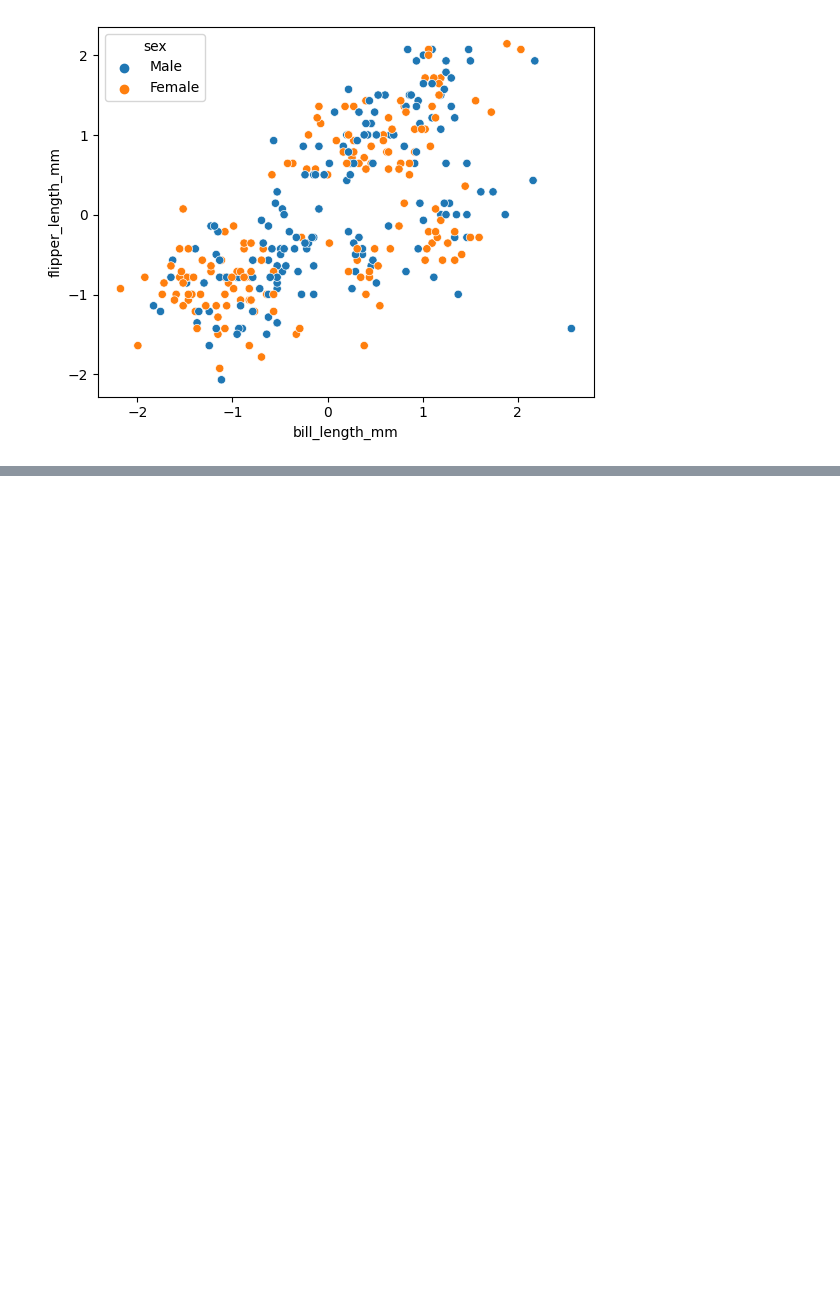
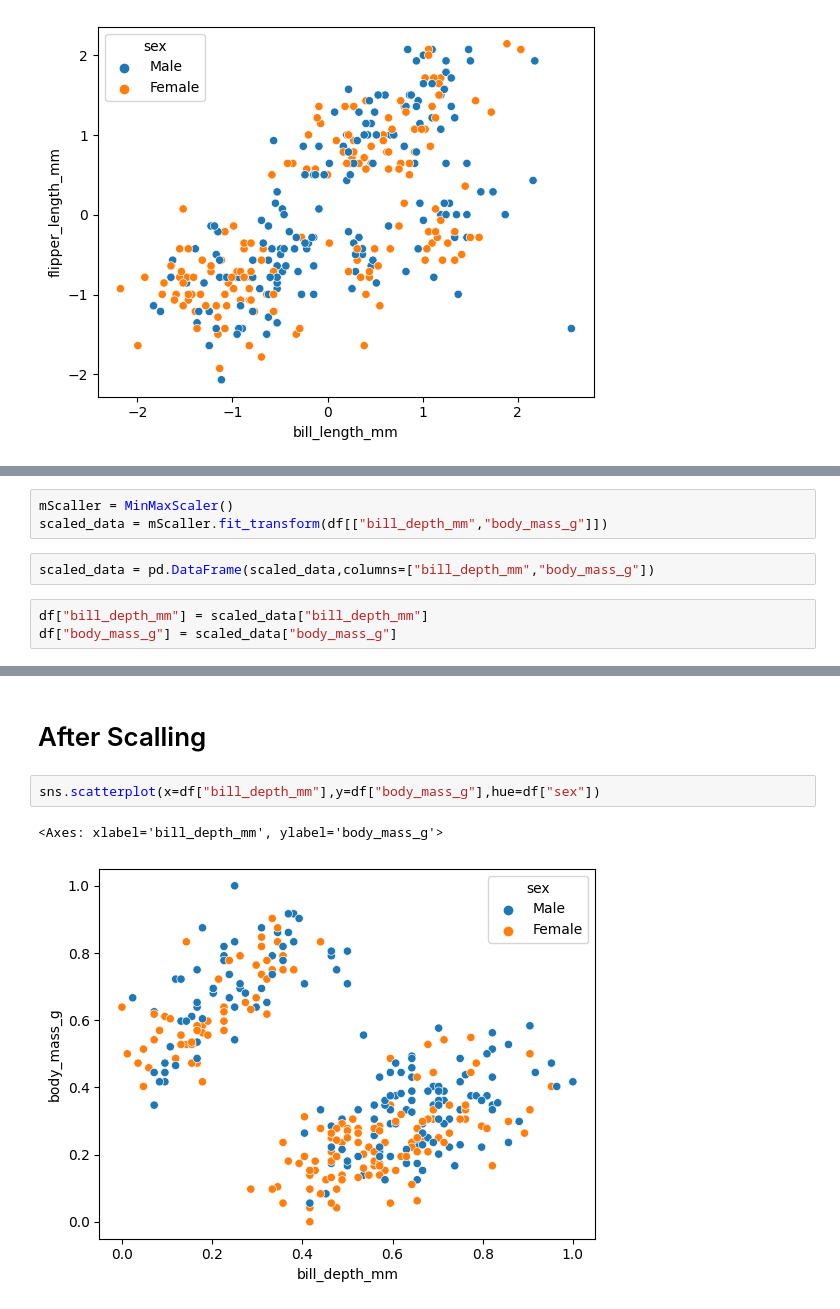
Before and after one commit to subhajit20/Learning-ML, a Jupyter notebook: feature_scaling.ipynb, the cells around one changed output, grey strips where cells are left out. Cells and saved outputs as stored; diff of their text form; blank space fills up the shorter version.

```diff
--- a/feature_scaling.ipynb
+++ b/feature_scaling.ipynb
@@ -134,0 +157,8 @@ sns.scatterplot(x=df["bill_length_mm"],y=df["flipper_length_mm"],hue=df["sex"])
+# %%
+mScaller = MinMaxScaler()
+scaled_data = mScaller.fit_transform(df[["bill_depth_mm","body_mass_g"]])
+# %%
+scaled_data = pd.DataFrame(scaled_data,columns=["bill_depth_mm","body_mass_g"])
+# %%
+df["bill_depth_mm"] = scaled_data["bill_depth_mm"]
+df["body_mass_g"] = scaled_data["body_mass_g"]
@@ -134,0 +174,7 @@ sns.scatterplot(x=df["bill_length_mm"],y=df["flipper_length_mm"],hue=df["sex"])
+# %% [markdown]
+<h1>After Scalling</h1>
+# %%
+sns.scatterplot(x=df["bill_depth_mm"],y=df["body_mass_g"],hue=df["sex"])
+# %% [output]
+<Axes: xlabel='bill_depth_mm', ylabel='body_mass_g'>
+[figure, added]
```
Also changed, not shown: parts of 11 cells of this notebook, 1 other file.
